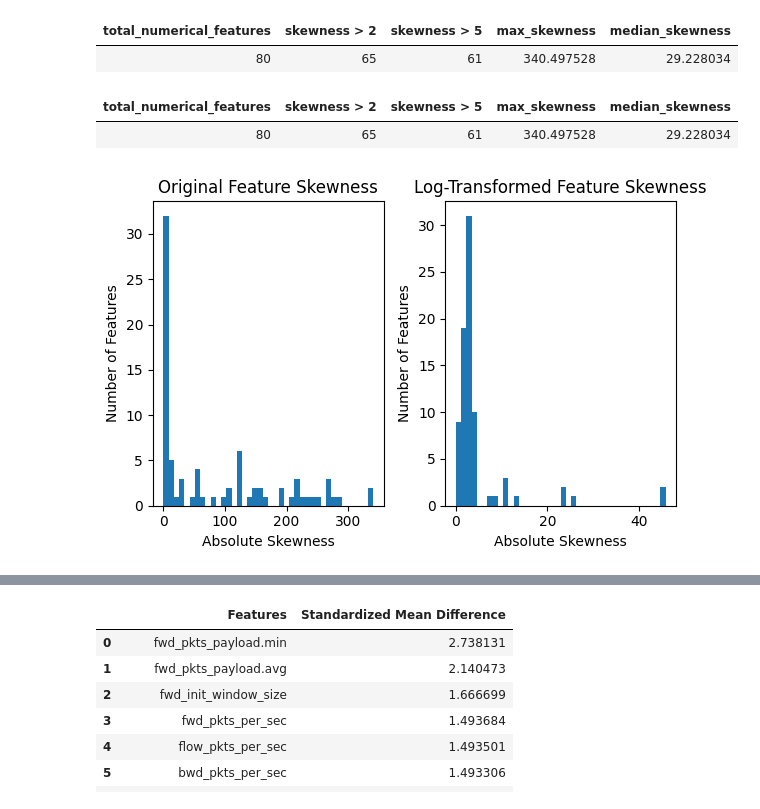
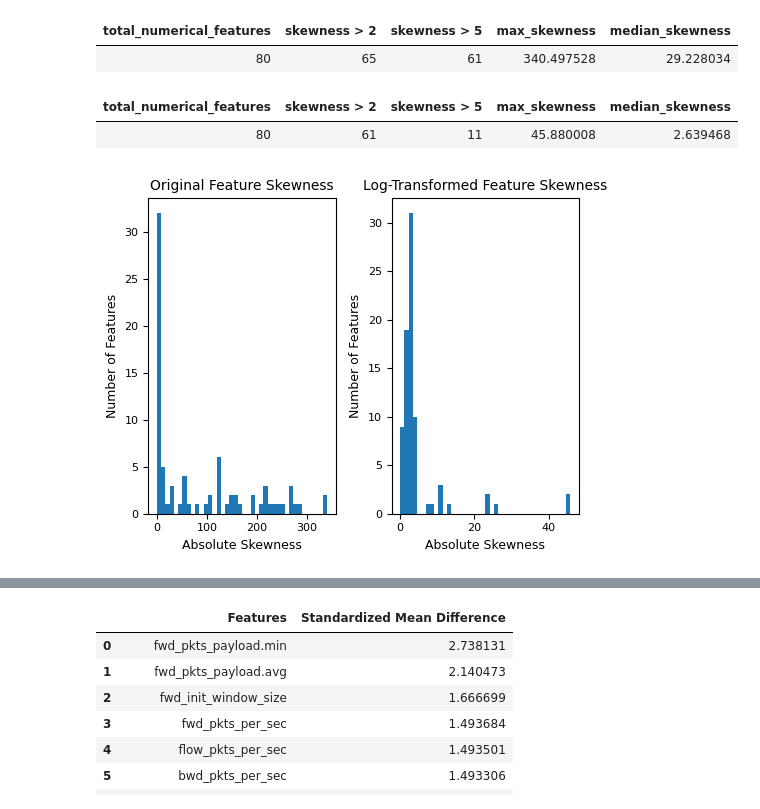
Before and after one commit to AnhJoe/Real-Time_IoT_2022_Quantized_Auto_Encoder, a Jupyter notebook: notebooks/01_eda.ipynb, the cells around one changed output, grey strips where cells are left out. Drawn from its saved outputs; the diff is of its cells as text; code cells hidden in the pictures.

```diff
--- a/notebooks/01_eda.ipynb
+++ b/notebooks/01_eda.ipynb
@@ -69,6 +67,19 @@ RANDOM_STATE = 42
 NORMAL_CLASSES = {"Thing_Speak", "MQTT_Publish", "Wipro_bulb"}
 TARGET_COL = "target"
 CAT_COLS = ["service", "proto", "id.resp_p"]
+
+# Set plt plotting configs
+plt.rcParams.update({
+    "font.size": 9,
+    "axes.titlesize": 10,
+    "axes.labelsize": 9,
+    "xtick.labelsize": 8,
+    "ytick.labelsize": 8,
+    "legend.fontsize": 8,
+    "legend.title_fontsize": 9,
+    "legend.frameon": True,
+    "legend.borderpad": 0.3
+})
 
 # Focus on numeric features for correlation annd plotting
 X_num = (
@@ -242,39 +253,39 @@ skewness_log = (
 )
 
 skew_summary = pd.DataFrame({
-    "total_numerical_features": [len(skewness)],
-    "skewness > 2": [(skewness > 2).sum()],
-    "skewness > 5": [(skewness > 5).sum()],
-    "max_skewness": [skewness.max()],
-    "median_skewness": [skewness.median()]
+    "total_numerical_features": [len(skewness_log)],
+    "skewness > 2": [(skewness_log > 2).sum()],
+    "skewness > 5": [(skewness_log > 5).sum()],
+    "max_skewness": [skewness_log.max()],
+    "median_skewness": [skewness_log.median()]
 })
 
 display(skew_summary.style.hide(axis="index"))
 # %% [output]
 | total_numerical_features | skewness > 2 | skewness > 5 | max_skewness | median_skewness |
-| 80 | 65 | 61 | 340.497528 | 29.228034 |
+| 80 | 61 | 11 | 45.880008 | 2.639468 |
 # %%
 #| label: fig-rtiot-skewness-distribution
 #| fig-cap: "Distribution of feature skewness before and after log transformation."
 
-fig, axes = plt.subplots(1, 2, figsize=(6,4))
+fig, axes = plt.subplots(1, 2, figsize=(5,4))
 
 # Original skewness
 axes[0].hist(skewness, bins=40)
 axes[0].set_title("Original Feature Skewness")
 axes[0].set_xlabel("Absolute Skewness")
 axes[0].set_ylabel("Number of Features")
 
 # Log-transformed skewness
 axes[1].hist(skewness_log, bins=40)
 axes[1].set_title("Log-Transformed Feature Skewness")
 axes[1].set_xlabel("Absolute Skewness")
 axes[1].set_ylabel("Number of Features")
 
 plt.tight_layout()
 plt.show()
 # %% [output]
-[figure, old version]
+[figure, new version]
 # %% [markdown]
 ## Identifying Class-Separating Features
 
```
Also changed, not shown: parts of 21 cells of this notebook, 52 other files.
